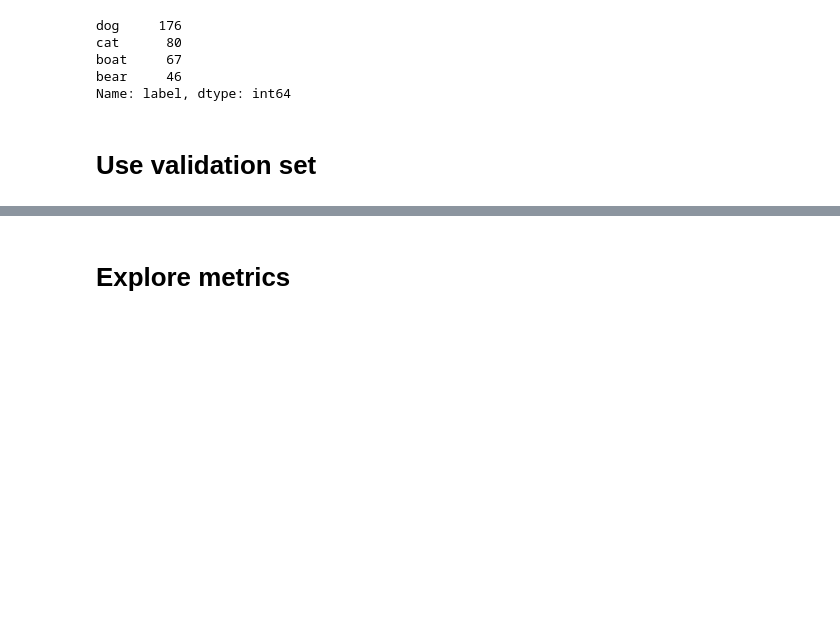
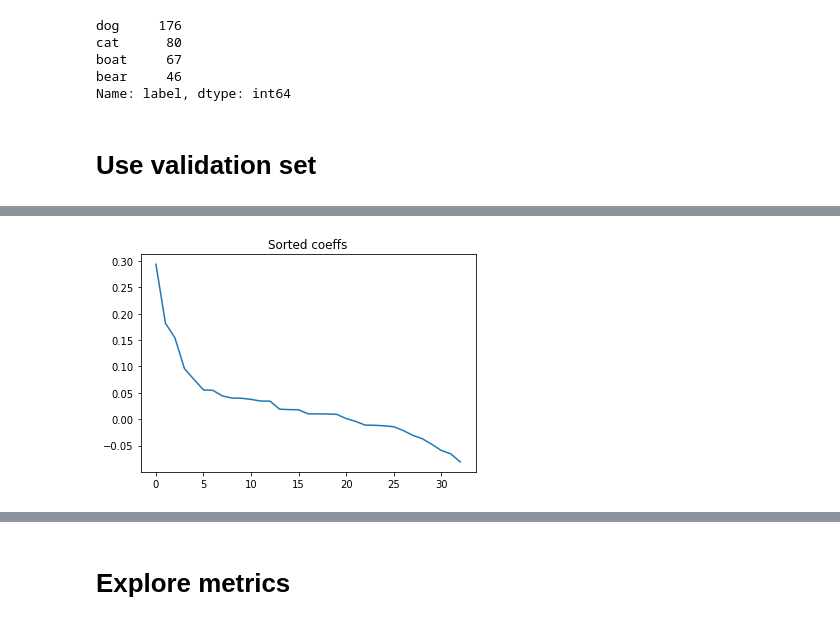
Before and after one commit to lucasalexsorensen/lime-experiments, a Jupyter notebook: lime-simple.ipynb, the cells around one changed output, grey strips where cells are left out. Saved outputs shown, nothing was run; the diff lists cells and outputs as text; code cells hidden in the pictures; blank space fills up the shorter version.

```diff
--- a/lime-simple.ipynb
+++ b/lime-simple.ipynb
@@ -297,73 +351,100 @@ def calculate_score(img_mask, coco_mask):
 skipped_count = 0
 high_score = 0.0
 
-random.shuffle(val_list)
+# random.shuffle(val_list)
 
-scores = list()
-for val in tqdm(val_list):
-    idx, label, class_to_explain = val
+def process_row(row):
+    global N, num_perturb, coeffs, lag, perturbations, predictions
+    idx, label, class_to_explain = row
 
     I = imgs[idx]
     img = imread('%s/images/%s/%s'%(dataDir,dataType,I['file_name']))
     og_size = img.shape
     img = resize(img, (299,299))
     X = (img - 0.5)*2 #Inception pre-processing
 
     # perform LIME
     superpixels = quickshift(img, kernel_size=5, max_dist=300, ratio=0.2)
     N = np.unique(superpixels).shape[0]
     num_perturb = 250
     perturbations = np.random.binomial(1, 0.5, size=(num_perturb, N))
     all_perturbations = np.zeros((num_perturb, 299, 299, 3))
     for i, pert in enumerate(perturbations):
         perturbed_img = perturb_image(X, pert, superpixels)
         all_perturbations[i,:,:,:] = perturbed_img
     predictions = model.predict(all_perturbations)
 
     # weights
     original_image = np.ones(N)[np.newaxis,:]
     distances = sklearn.metrics.pairwise_distances(perturbations, original_image, metric='cosine').ravel()
     kernel_width = 0.25
     weights = np.sqrt(np.exp(-(distances**2)/kernel_width**2)) #Kernel function
 
     simpler_model = LinearRegression()
     simpler_model.fit(X=perturbations, y=predictions[:, class_to_explain], sample_weight=weights)
     coeff = simpler_model.coef_
 
-    num_top_features = 3
-    top_features = np.argsort(coeff)[-num_top_features:]
+    coeffs = coeff
 
-    mask = np.zeros(N)
-    mask[top_features]= True
-    og_img = resize(perturb_image(img, mask, superpixels), og_size)
+    coeffs = -np.sort(-coeffs)
 
-    # load COCO annotation
-    annIds = coco.getAnnIds(imgIds=I['id'], catIds=coco.getCatIds(catNms=label))
-    anns = coco.loadAnns(annIds)
-    # coco.showAnns(anns)
+    lag = np.diff(coeffs, n=2)
+    best_index = np.where(lag > 0)[0][0] + 1
 
-    # compute score
-    img_mask = resize(perturb_image(np.ones((img.shape[0],img.shape[1],1)), mask, superpixels), (og_size[0], og_size[1])).squeeze().astype('bool')
-    if len(anns) < 1:
-        skipped_count += 1
-        continue
-    ann_scores = [calculate_score(img_mask, coco.annToMask(ann).astype('bool')) for ann in anns]
-    score = max(ann_scores)
-    best_ann = np.argmax(ann_scores)
-    area_ratio = np.sum(coco.annToMask(anns[best_ann])) / (og_size[0] * og_size[1])
-    if False:
-        high_score = score
-        plt.figure(figsize=(10,20))
-        plt.subplot(1,2,1)
-        plt.title('score = %.2f, area_ratio = %.4f, idx = %d, label = %s' % (score, area_ratio, idx, label))
-        plt.imshow(og_img)
-        coco.showAnns([anns[best_ann]])
-        plt.axis('off')
-        plt.subplot(1,2,2)
-        plt.imshow(resize(img, og_size))
-        plt.axis('off')
-        plt.show()
+    # print(coeffs)
+    plt.title('Sorted coeffs')
+    plt.plot(coeffs)
+    plt.show()
+    plt.title('Double diff. (max=%d)' % best_index)
+    plt.plot(lag)
+    plt.show()
 
-    scores.append((score, label, area_ratio, idx))
 
-print('Done! Skipped %d due to missing annotations' % skipped_count)
+    examples = [best_index - 1, best_index, best_index + 1, best_index + 2, best_index + 3]
+
+    for num_top_features in examples:
+
+        top_features = np.argsort(coeff)[-num_top_features:]
+
+        mask = np.zeros(N)
+        mask[top_features]= True
+        og_img = resize(perturb_image(img, mask, superpixels), og_size)
+
+        # load COCO annotation
+        annIds = coco.getAnnIds(imgIds=I['id'], catIds=coco.getCatIds(catNms=label))
+        anns = coco.loadAnns(annIds)
+        # coco.showAnns(anns)
+
+        # compute score
+        img_mask = resize(perturb_image(np.ones((img.shape[0],img.shape[1],1)), mask, superpixels), (og_size[0], og_size[1])).squeeze().astype('bool')
+        if len(anns) < 1:
+            skipped_count += 1
+            return { 'score': None, 'label': None, 'area_ratio': None, 'idx': None }
+        ann_scores = [calculate_score(img_mask, coco.annToMask(ann).astype('bool')) for ann in anns]
+        score = max(ann_scores)
+        best_ann = np.argmax(ann_scores)
+        area_ratio = np.sum(coco.annToMask(anns[best_ann])) / (og_size[0] * og_size[1])
+
+        if True:
+            high_score = score
+            plt.figure(figsize=(10,20))
+            plt.subplot(1,2,1)
+            plt.title('sel=%d\nscore = %.2f, area_ratio = %.4f, idx = %d, label = %s' % (num_top_features, score, area_ratio, idx, label))
+            plt.imshow(og_img)
+            coco.showAnns([anns[best_ann]])
+            plt.axis('off')
+            plt.subplot(1,2,2)
+            plt.title('%d superpixels' % N)
+            plt.imshow(resize(img, og_size))
+            plt.axis('off')
+            plt.show()
+
+        # return { 'score': score, 'label': label, 'area_ratio': area_ratio, 'idx': idx }
+
+example = 15
+
+results = val_df[example:example+1].progress_apply(lambda r: process_row(r), axis=1, result_type='expand')
+results
+#print('Done! Skipped %d due to missing annotations' % skipped_count)
+# %% [output]
+[figure, added]
```
Also changed, not shown: parts of 14 cells of this notebook, 8 other files.
